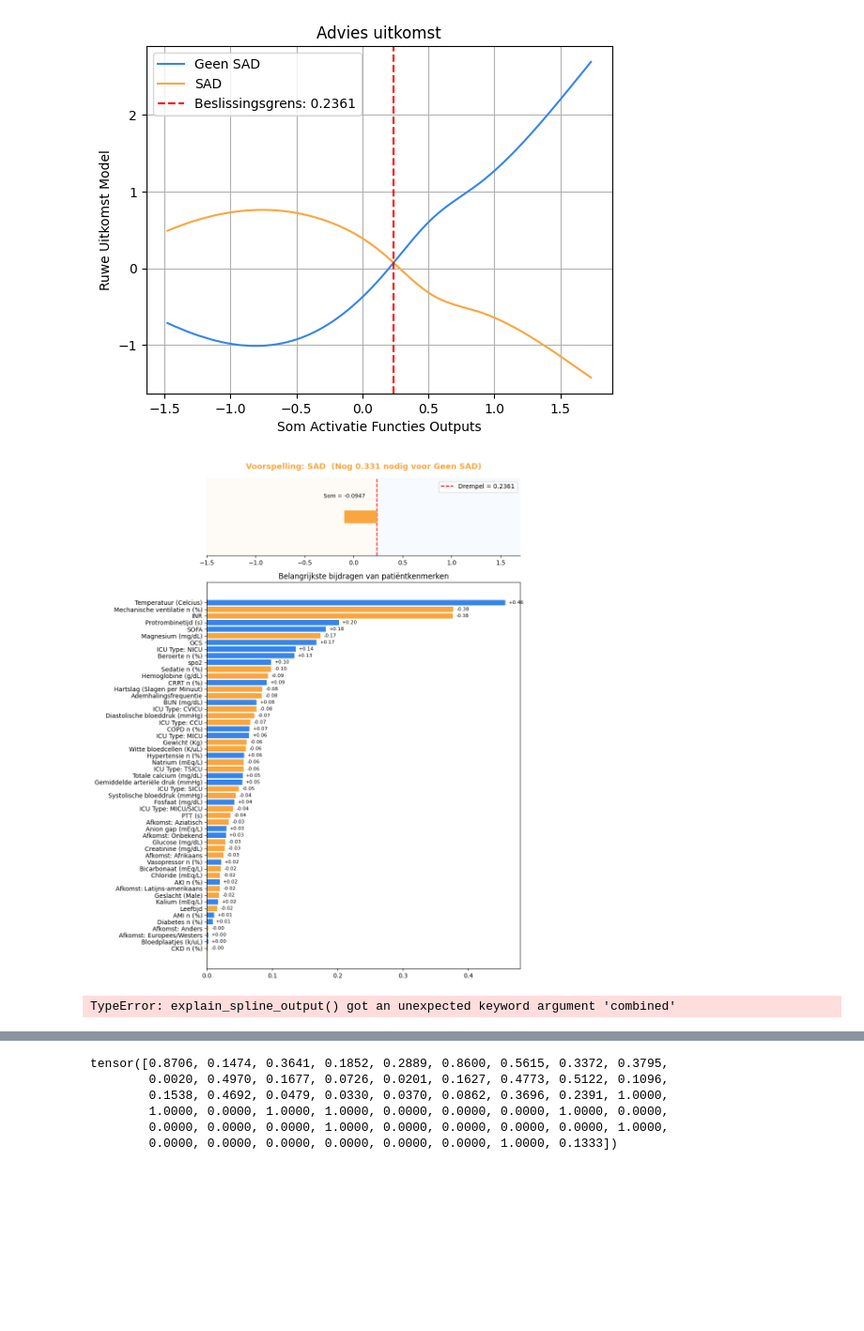
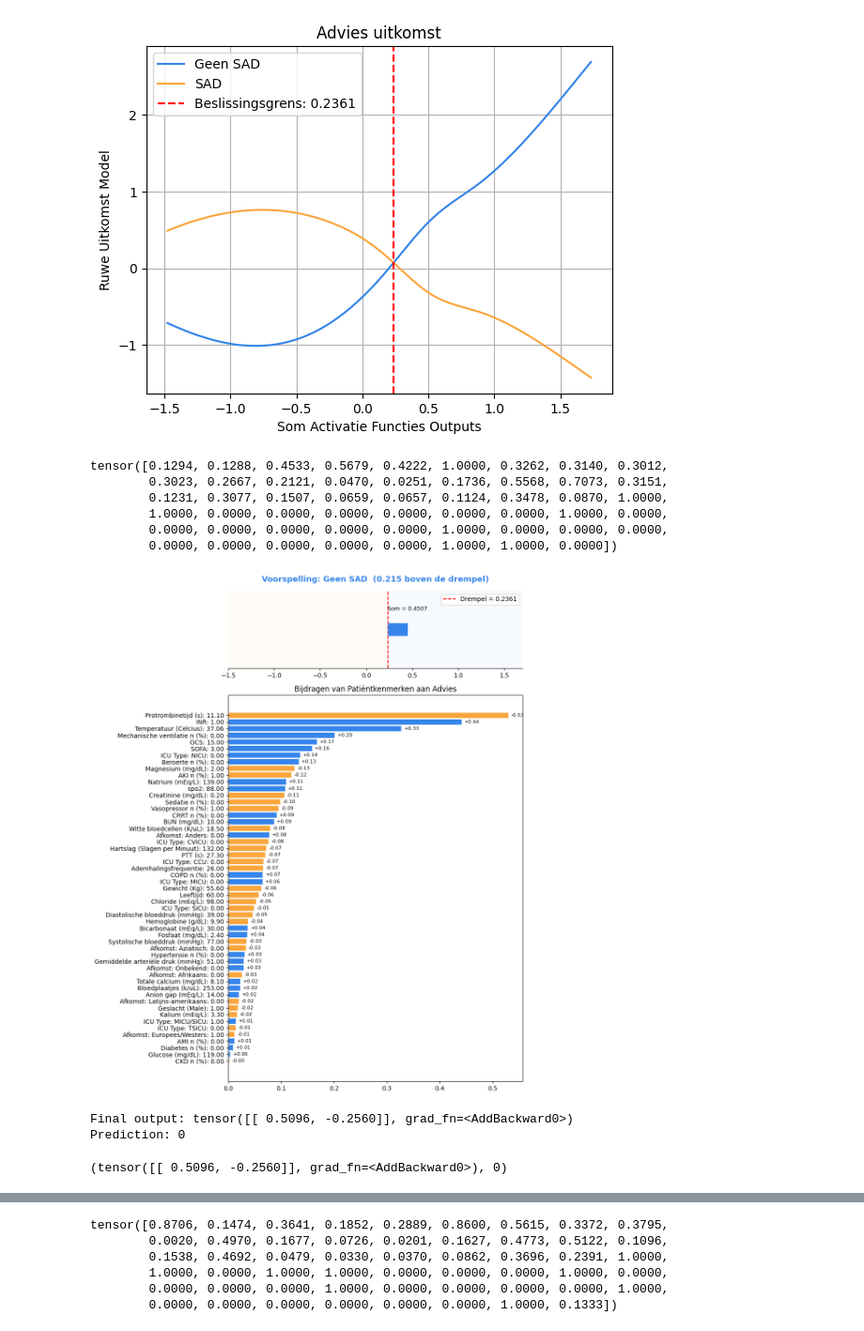
Before and after one commit to TaravMierlo/KAN, a Jupyter notebook: KAN_on_SAD.ipynb, the cells around one changed output, grey strips where cells are left out. Shown at 94% size. Cells and saved outputs as stored; diff of their text form; code cells hidden in the pictures; blank space fills up the shorter version.

```diff
--- a/KAN_on_SAD.ipynb
+++ b/KAN_on_SAD.ipynb
@@ -904,14 +899,19 @@ def print_local_contributions(combined, base_out, spline_out, scale_base, scale_
         print(f"{name} = {sb:.4f} * {base_val:.4f} + {ss:.4f} * {spline_val:.4f} = {combined_val:.4f}")
 
 
-def plot_local_feature_importance(contributions, feature_names, activation_flip_point=0.2361, sum_range=(-1.5, 1.7)):
+def plot_local_feature_importance(contributions, feature_names, real_values=None, activation_flip_point=0.2361, sum_range=(-1.5, 1.7)):
     sad_color = orange
     geen_sad_color = blue
 
     # Sort features by absolute importance
     sorted_indices = np.argsort(np.abs(contributions))[::-1]
     sorted_contributions = contributions[sorted_indices]
-    sorted_feature_names = [feature_names[i] for i in sorted_indices]
+
+    if real_values is not None:
+        sorted_feature_names = [f"{feature_names[i]}: {real_values[i]:.2f}" for i in sorted_indices]
+    else:
+        sorted_feature_names = [feature_names[i] for i in sorted_indices]
+
     colors = [geen_sad_color if val >= 0 else sad_color for val in sorted_contributions]
 
     # Total sum of contributions
@@ -970,7 +970,7 @@ def plot_local_feature_importance(contributions, feature_names, activation_flip_
     bars = ax2.barh(range(len(sorted_contributions)), np.abs(sorted_contributions), color=colors)
     ax2.set_yticks(range(len(sorted_feature_names)))
     ax2.set_yticklabels(sorted_feature_names)
-    ax2.set_title("Belangrijkste bijdragen van patiëntkenmerken")
+    ax2.set_title("Bijdragen van Patiëntkenmerken aan Advies")
     ax2.axvline(0, color='black', linewidth=0.8)
     ax2.invert_yaxis()
 
@@ -1044,11 +1044,22 @@ def manual_forward_kan(model, x_input, splineplots=False, detailed_computation=F
     if detailed_computation == True:
         print_local_contributions(combined1, base_out1, spline_out1, scale_base1, scale_sp1, feature_names)
 
-    plot_local_feature_importance(combined1[0].detach().numpy(), feature_names)
+    real_values_tensor = denormalize_instance(
+    x_input[0],
+    scaler,
+    ordinal_encoder,
+    continuous_indices,
+    ordinal_indices,
+    binary_indices
+    )
+
+    real_values = real_values_tensor.numpy()
+
+    plot_local_feature_importance(combined1[0].detach().numpy(), feature_names, real_values=real_values)
 
     # Second Layer
-    for j in range(model.width[2][0]):
-        explain_spline_output(model, 1, 0, j, combined=layer1_out.detach().numpy())
+    #explain_spline_output(model, 1, 0, combined=layer1_out.detach().numpy())
+
     layer2 = model.act_fun[1]
     out = compute_output_second_layer(layer1_out, layer2, layer2.base_fun, model.k)
 
@@ -1463,3 +1446,13 @@ plt.savefig('static/splines/advies_uitkomst_plot.png', dpi=300, bbox_inches='tig
 plt.show()
 # %% [output]
 [figure]
+# %%
+patient1 = test_data[0]
+patient1
+# %% [output]
+tensor([0.1294, 0.1288, 0.4533, 0.5679, 0.4222, 1.0000, 0.3262, 0.3140, 0.3012,
+        0.3023, 0.2667, 0.2121, 0.0470, 0.0251, 0.1736, 0.5568, 0.7073, 0.3151,
+        0.1231, 0.3077, 0.1507, 0.0659, 0.0657, 0.1124, 0.3478, 0.0870, 1.0000,
+        1.0000, 0.0000, 0.0000, 0.0000, 0.0000, 0.0000, 0.0000, 1.0000, 0.0000,
+        0.0000, 0.0000, 0.0000, 0.0000, 0.0000, 1.0000, 0.0000, 0.0000, 0.0000,
+        0.0000, 0.0000, 0.0000, 0.0000, 0.0000, 1.0000, 1.0000, 0.0000])
@@ -1466,5 +1461,7 @@ plt.show()
 # %%
-manual_forward_kan(model, patient1)
+manual_forward_kan(model, patient2)
 # %% [output]
-[figure, old version]
+[figure, new version]
-TypeError: explain_spline_output() got an unexpected keyword argument 'combined'
+Final output: tensor([[ 0.5096, -0.2560]], grad_fn=<AddBackward0>)
+Prediction: 0
+(tensor([[ 0.5096, -0.2560]], grad_fn=<AddBackward0>), 0)
```
Also changed, not shown: parts of 28 cells of this notebook, 3 other files.
